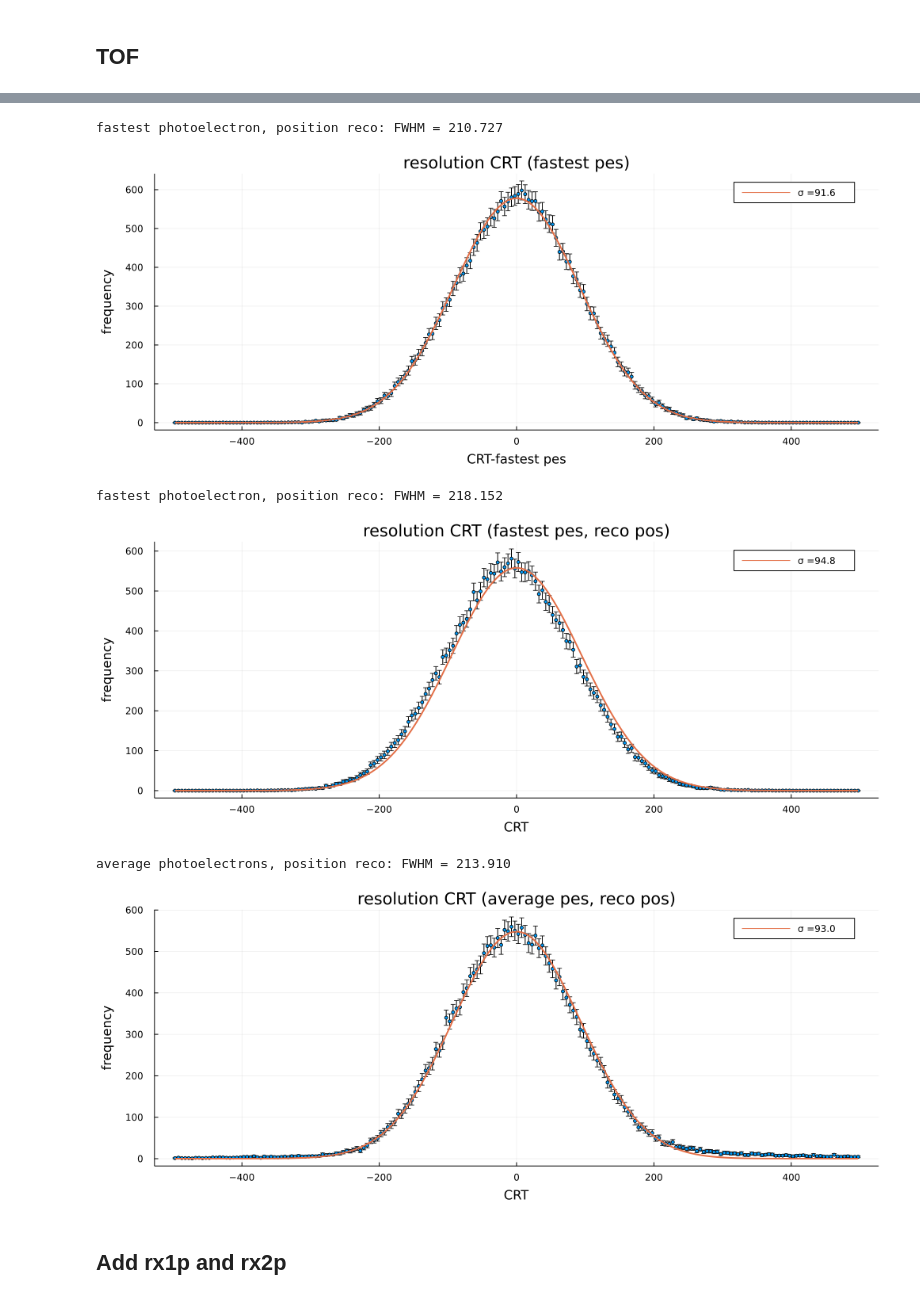
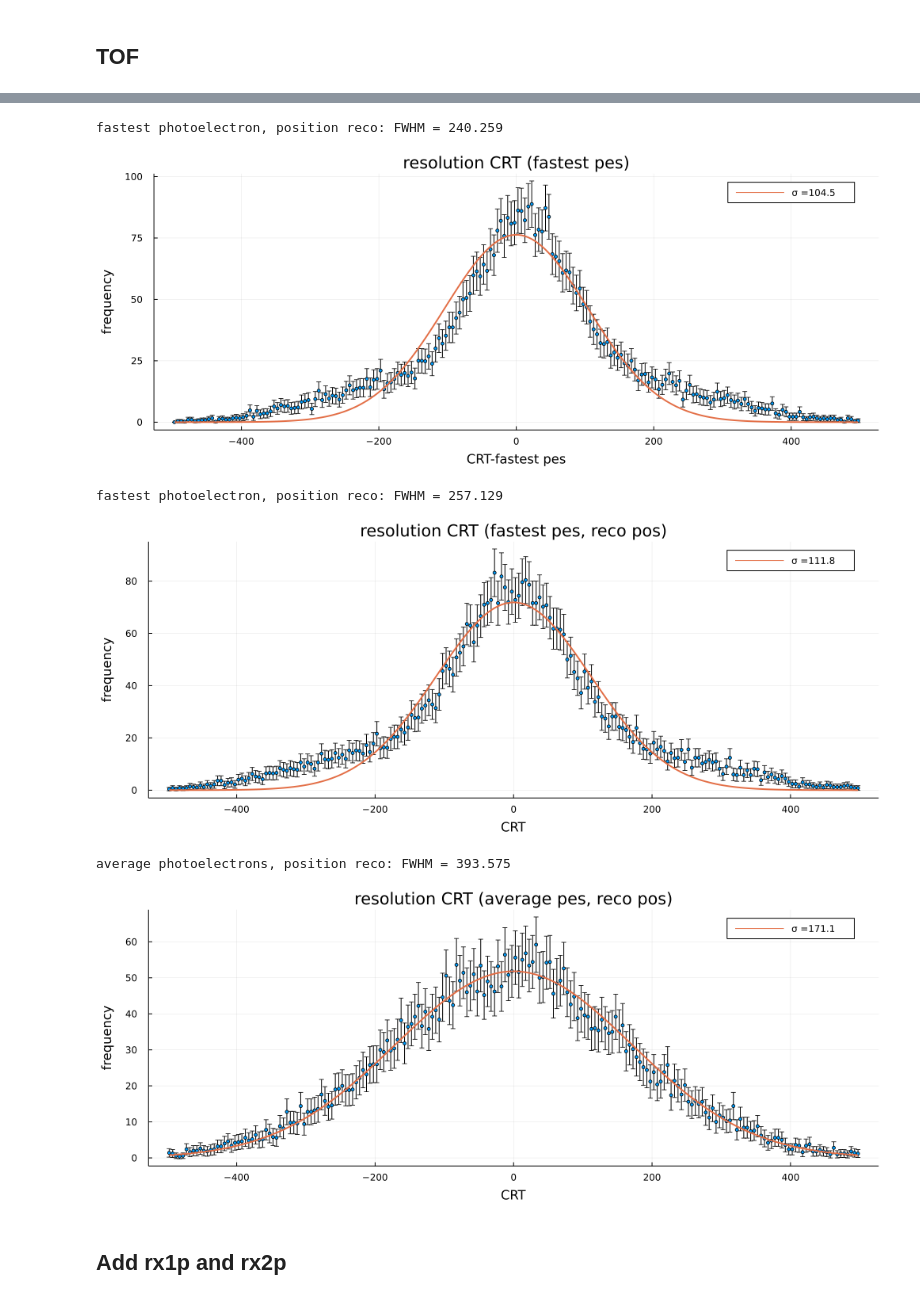
Before and after one commit to jjgomezcadenas/mytest, a Jupyter notebook: notebooks/nema3_pde_03_tof_50ps_phot_40mm_quartz.ipynb, the cells around one changed output, grey strips where cells are left out. Cells and saved outputs as stored; diff of their text form; code cells hidden in the pictures.

```diff
--- a/notebooks/nema3_pde_03_tof_50ps_phot_40mm_quartz.ipynb
+++ b/notebooks/nema3_pde_03_tof_50ps_phot_40mm_quartz.ipynb
@@ -108,6 +108,6 @@ ANema.ANema.q1vsq2(ndf, tit="q1 vs q2 $conf", filename=joinpath(pathp, "q1q2"),
 # %% [markdown]
 ## Cut in (q1,q2)
 # %%
-ndfq =ANema.selectinterval(ndf, "q1", "q2", 1900.0, 2200.0);
+ndfq =ANema.selectinterval(ndf, "q1", "q2", 900.0, 1600.0);
 println("after q1q2 cut: ndfq has a length of ", nrow(ndfq), " fraction = ", nrow(ndfq)/norm)
 # %% [output]
@@ -133,4 +135,4 @@ ANema.zstd(ndfq, tit=" r = f(σz) $conf", filename=joinpath(pathp, "zstd"), save
 # %%
-ndfz =ANema.selectinterval(ndfq, "zstd1", "zstd2", 1.0, 16.0);
+ndfz =ANema.selectinterval(ndfq, "zstd1", "zstd2", 20.0, 40.0);
 println("after zstd cut: ndfz has a length of ", nrow(ndfz), " fraction =", nrow(ndfz)/norm )
 # %% [output]
@@ -158,5 +162,5 @@ Fit parameters: a = 373.04 b = -1.18 c = 0.0026 Fit errors: a =   0.1 b = 0.026
 # %%
-r1z = fz2.g.(ndfz.zstd1) + 0.0 * ones(length(ndfz.q1)) ;
-ANema.plotreso(r1z, ndfz.r1, "r1z mm", "r1 (mm)", -5., 5.0, tit="r1 - r1z",
+r1z = fz2.g.(ndfz.zstd1) + 1.0 * ones(length(ndfz.q1)) ;
+ANema.plotreso(r1z, ndfz.r1, "r1z mm", "r1 (mm)", -25., 25.0, tit="r1 - r1z",
          filename=filename=joinpath(pathp, "r1-r1z"), save=true)
 # %% [output]
@@ -197,5 +193,5 @@ Fit parameters: a = 373.04 b = -1.18 c = 0.0026 Fit errors: a =   0.1 b = 0.026
 # %%
-r2z = fzr2.g.(ndfz.zstd2) + 0.25 * ones(length(ndfz.q2))
-ANema.plotreso(r2z, ndfz.r2, "r2z mm", "r2 (mm)", -5., 5.0, tit="r2 - r2z",
+r2z = fzr2.g.(ndfz.zstd2) +1.0 * ones(length(ndfz.q2))
+ANema.plotreso(r2z, ndfz.r2, "r2z mm", "r2 (mm)", -25., 25.0, tit="r2 - r2z",
          filename=filename=joinpath(pathp, "r1-r1z"), save=true)
 # %% [output]
@@ -474,30 +336,30 @@ First photon, position true: FWHM1 = 192.315 FWHM2 =  26.167
 # %%
-dt = ANema.crt(dfp, ANema.dtminimum, ANema.postrue)
+dt = ANema.crt(dfz, ANema.dtminimum, ANema.postrue)
 fg,p = fitg1(dt.+10.0, "CRT-fastest pes", 200, -500.0, 500.0,
                      xgmin=-400.0, xgmax=400.0)
 @printf "fastest photoelectron, position reco: FWHM = %7.3f" 2.3*fg.std[1]
 ANema.plot_and_save(p, "resolution CRT (fastest pes)", joinpath(pathp, "CRT-fastest"))
 # %% [output]
-fastest photoelectron, position reco: FWHM = 210.727
+fastest photoelectron, position reco: FWHM = 240.259
-[figure, old version]
+[figure, new version]
 # %%
-dt = ANema.crt(dfp,  ANema.dtminimum, ANema.posrecall)
+dt = ANema.crt(dfz,  ANema.dtminimum, ANema.posrecall)
 fg,p = fitg1(dt, "CRT", 200, -500.0, 500.0,
                      xgmin=-400.0, xgmax=400.0)
 @printf "fastest photoelectron, position reco: FWHM = %7.3f" 2.3*fg.std[1]
 ANema.plot_and_save(p, "resolution CRT (fastest pes, reco pos)", joinpath(pathp, "CRT-fastest-reco"))
 # %% [output]
-fastest photoelectron, position reco: FWHM = 218.152
+fastest photoelectron, position reco: FWHM = 257.129
-[figure, old version]
+[figure, new version]
 # %%
-dt = ANema.crt(dfp,  ANema.dtaverage, ANema.posrecall)
+dt = ANema.crt(dfz,  ANema.dtaverage, ANema.posrecall)
 fg,p = fitg1(dt, "CRT", 200, -500.0, 500.0,
                      xgmin=-400.0, xgmax=400.0)
 @printf "average photoelectrons, position reco: FWHM = %7.3f" 2.3*fg.std[1]
 ANema.plot_and_save(p, "resolution CRT (average pes, reco pos)", joinpath(pathp, "CRT-average-reco"))
 # %% [output]
-average photoelectrons, position reco: FWHM = 213.910
+average photoelectrons, position reco: FWHM = 393.575
-[figure, old version]
+[figure, new version]
 # %% [markdown]
 ## Add rx1p and rx2p
 # %%
```
Also changed, not shown: parts of 53 cells of this notebook, 1 other file.
